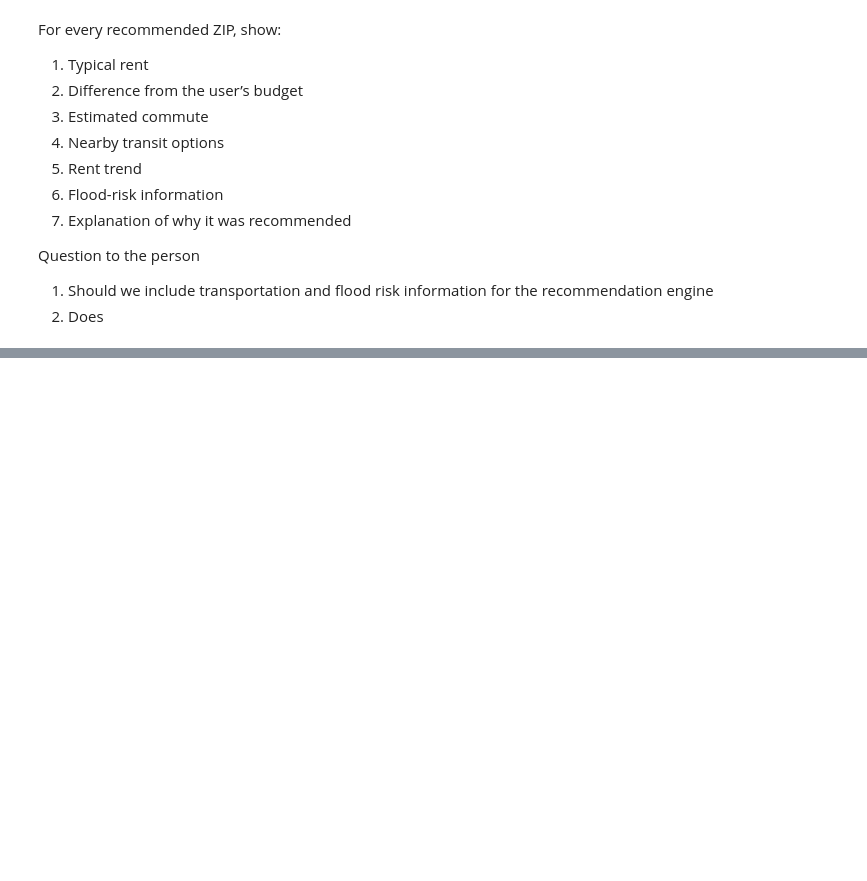
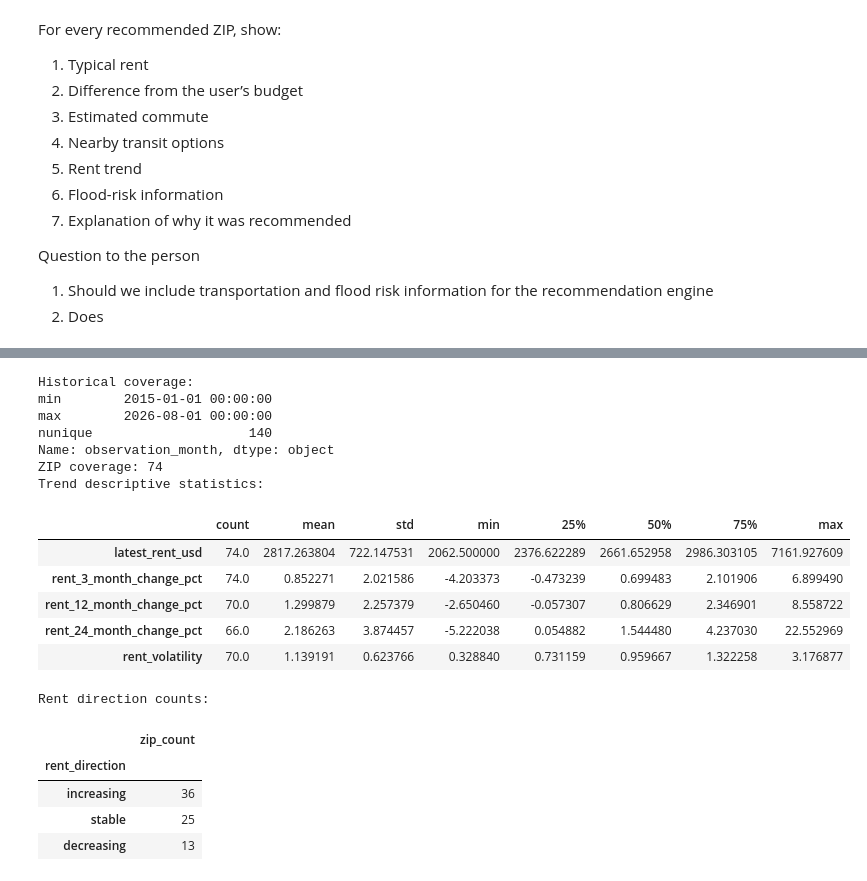
Before and after one commit to Break-Through-Tech/Flow-1B-responsible-ai-prototype-for-personalized-neighborhood-recommendations, a Jupyter notebook: notebooks/explore-data.ipynb, the cells around one changed output, grey strips where cells are left out. Drawn from its saved outputs; the diff is of its cells as text; code cells hidden in the pictures; blank space fills up the shorter version.

```diff
--- a/notebooks/explore-data.ipynb
+++ b/notebooks/explore-data.ipynb
@@ -95,0 +370,21 @@ Question to the person
+# %%
+from pathlib import Path
+import pandas as pd
+
+DATA_DIR_CANDIDATES = (Path.cwd() / "data", Path.cwd().parent / "data")
+DATA_DIR = next((path for path in DATA_DIR_CANDIDATES if path.is_dir()), None)
+if DATA_DIR is None:
+    raise FileNotFoundError("Could not find the project data directory.")
+
+ZORI_HISTORY_PATH = DATA_DIR / "cleaned" / "zori_history.csv"
+RENT_TRENDS_PATH = DATA_DIR / "cleaned" / "rent-trends.csv"
+zori_history = pd.read_csv(
+    ZORI_HISTORY_PATH,
+    dtype={"zip_code": "string"},
+)
+rent_trends = pd.read_csv(RENT_TRENDS_PATH, dtype={"zip_code": "string"})
+
+print(f"Historical dataset: {ZORI_HISTORY_PATH.name}")
+print(f"Historical shape: {zori_history.shape}")
+print(f"Trend dataset: {RENT_TRENDS_PATH.name}")
+print(f"Trend shape: {rent_trends.shape}")
@@ -95,0 +488,36 @@ Question to the person
+# %%
+zori_history["observation_month"] = pd.to_datetime(zori_history["observation_month"])
+trend_features = [
+    "latest_rent_usd",
+    "rent_3_month_change_pct",
+    "rent_12_month_change_pct",
+    "rent_24_month_change_pct",
+    "rent_volatility",
+]
+print("Historical coverage:")
+print(zori_history["observation_month"].agg(["min", "max", "nunique"]))
+print("ZIP coverage:", zori_history["zip_code"].nunique())
+print("Trend descriptive statistics:")
+display(rent_trends[trend_features].describe().T)
+print("Rent direction counts:")
+display(rent_trends["rent_direction"].value_counts(dropna=False).rename("zip_count").to_frame())
+# %% [output]
+Historical coverage:
+min        2015-01-01 00:00:00
+max        2026-08-01 00:00:00
+nunique                    140
+Name: observation_month, dtype: object
+ZIP coverage: 74
+Trend descriptive statistics:
+|  | count | mean | std | min | 25% | 50% | 75% | max |
+| latest_rent_usd | 74.0 | 2817.263804 | 722.147531 | 2062.500000 | 2376.622289 | 2661.652958 | 2986.303105 | 7161.927609 |
+| rent_3_month_change_pct | 74.0 | 0.852271 | 2.021586 | -4.203373 | -0.473239 | 0.699483 | 2.101906 | 6.899490 |
+| rent_12_month_change_pct | 70.0 | 1.299879 | 2.257379 | -2.650460 | -0.057307 | 0.806629 | 2.346901 | 8.558722 |
+| rent_24_month_change_pct | 66.0 | 2.186263 | 3.874457 | -5.222038 | 0.054882 | 1.544480 | 4.237030 | 22.552969 |
+| rent_volatility | 70.0 | 1.139191 | 0.623766 | 0.328840 | 0.731159 | 0.959667 | 1.322258 | 3.176877 |
+Rent direction counts:
+|  | zip_count |
+| rent_direction |  |
+| increasing | 36 |
+| stable | 25 |
+| decreasing | 13 |
```
Also changed, not shown: parts of 12 cells of this notebook, 10 other files.
